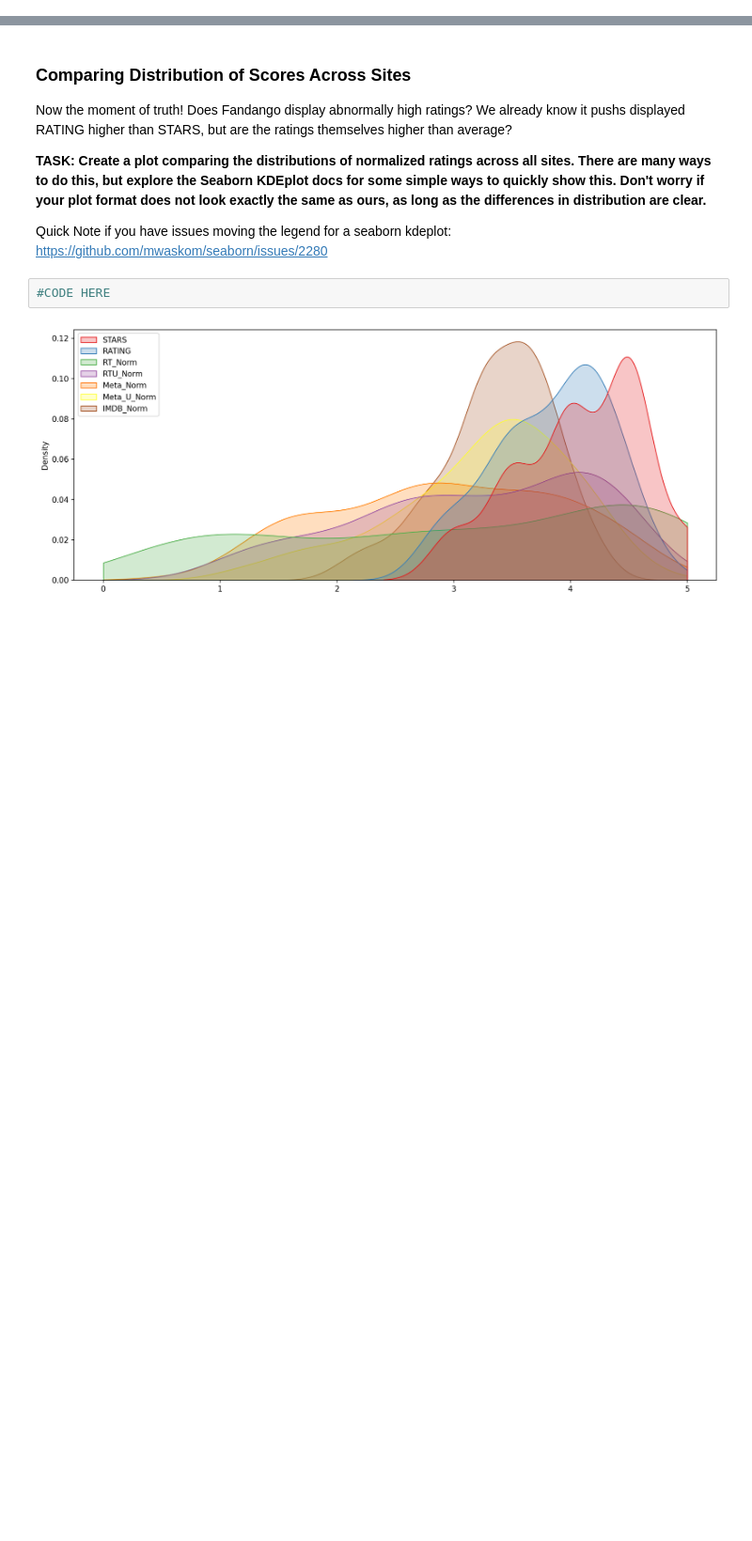
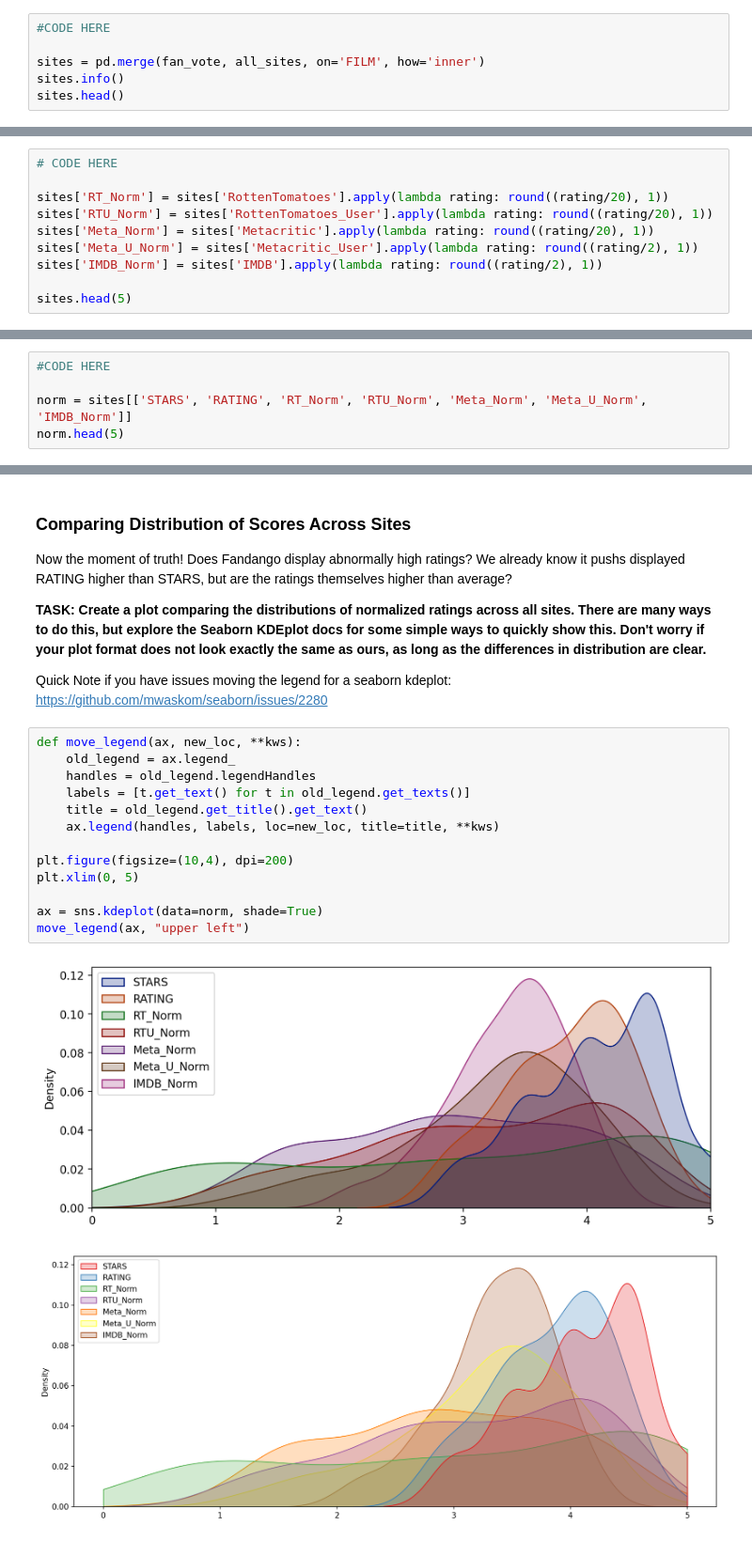
Before and after one commit to Jared-Glenn/Data_Science_Course_Practice, a Jupyter notebook: 00-Capstone-Project.ipynb, the cells around one changed output, grey strips where cells are left out. Shown at 94% size. Cells and saved outputs as stored; diff of their text form; blank space fills up the shorter version.

```diff
--- a/00-Capstone-Project.ipynb
+++ b/00-Capstone-Project.ipynb
@@ -611,0 +621,6 @@ Finally let's begin to explore whether or not Fandango artificially displays hig
+# %%
+#CODE HERE
+
+sites = pd.merge(fan_vote, all_sites, on='FILM', how='inner')
+sites.info()
+sites.head()
@@ -658,0 +696,10 @@ Keep in mind, a simple way to convert ratings:
+# %%
+# CODE HERE
+
+sites['RT_Norm'] = sites['RottenTomatoes'].apply(lambda rating: round((rating/20), 1))
+sites['RTU_Norm'] = sites['RottenTomatoes_User'].apply(lambda rating: round((rating/20), 1))
+sites['Meta_Norm'] = sites['Metacritic'].apply(lambda rating: round((rating/20), 1))
+sites['Meta_U_Norm'] = sites['Metacritic_User'].apply(lambda rating: round((rating/2), 1))
+sites['IMDB_Norm'] = sites['IMDB'].apply(lambda rating: round((rating/2), 1))
+
+sites.head(5)
@@ -670,0 +723,5 @@ Keep in mind, a simple way to convert ratings:
+# %%
+#CODE HERE
+
+norm = sites[['STARS', 'RATING', 'RT_Norm', 'RTU_Norm', 'Meta_Norm', 'Meta_U_Norm', 'IMDB_Norm']]
+norm.head(5)
@@ -686,8 +750,21 @@ Now the moment of truth! Does Fandango display abnormally high ratings? We alrea
 **TASK: Create a plot comparing the distributions of normalized ratings across all sites. There are many ways to do this, but explore the Seaborn KDEplot docs for some simple ways to quickly show this. Don't worry if your plot format does not look exactly the same as ours, as long as the differences in distribution are clear.**
 
 Quick Note if you have issues moving the legend for a seaborn kdeplot: https://github.com/mwaskom/seaborn/issues/2280
-# %%
-#CODE HERE
+# %%
+def move_legend(ax, new_loc, **kws):
+    old_legend = ax.legend_
+    handles = old_legend.legendHandles
+    labels = [t.get_text() for t in old_legend.get_texts()]
+    title = old_legend.get_title().get_text()
+    ax.legend(handles, labels, loc=new_loc, title=title, **kws)
+
+plt.figure(figsize=(10,4), dpi=200)
+plt.xlim(0, 5)
+
+ax = sns.kdeplot(data=norm, shade=True)
+move_legend(ax, "upper left")
+# %% [output]
+[figure, added]
 # %%
 # %% [output]
 [figure]
```
Also changed, not shown: parts of 18 cells of this notebook.
